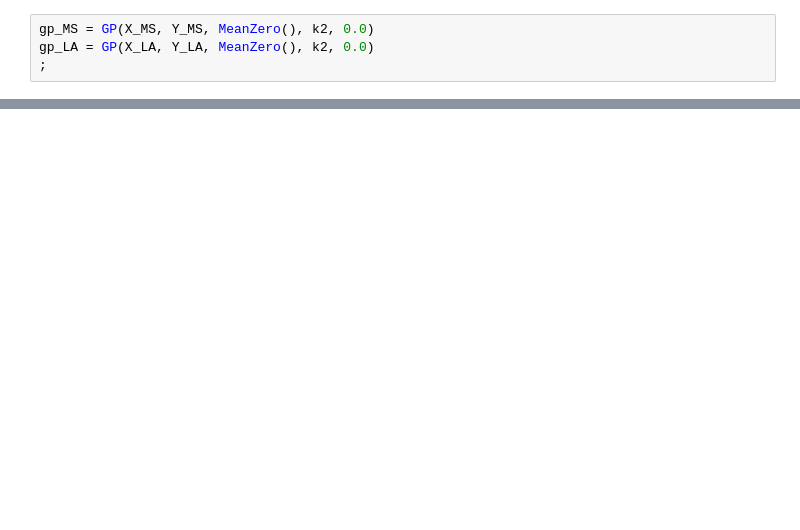
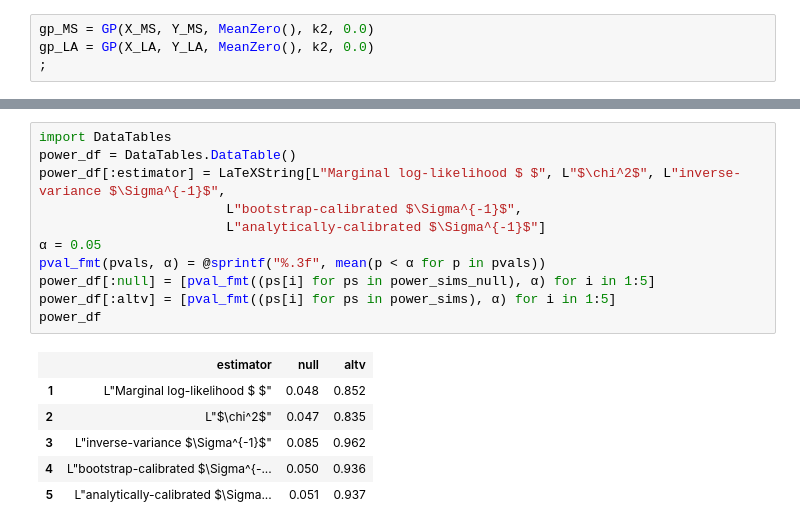
Before and after one commit to gwb/rdd-coverage, a Jupyter notebook: Maxime/notebooks/Mississippi_sharp_null_sims.ipynb, the cells around one changed output, grey strips where cells are left out. Drawn from its saved outputs; the diff is of its cells as text; blank space fills up the shorter version.

```diff
--- a/Maxime/notebooks/Mississippi_sharp_null_sims.ipynb
+++ b/Maxime/notebooks/Mississippi_sharp_null_sims.ipynb
@@ -238,0 +318,18 @@ plt.savefig("figures/power_HT.pdf")
+# %%
+import DataTables
+power_df = DataTables.DataTable()
+power_df[:estimator] = LaTeXString[L"Marginal log-likelihood $ $", L"$\chi^2$", L"inverse-variance $\Sigma^{-1}$",
+                        L"bootstrap-calibrated $\Sigma^{-1}$",
+                        L"analytically-calibrated $\Sigma^{-1}$"]
+α = 0.05
+pval_fmt(pvals, α) = @sprintf("%.3f", mean(p < α for p in pvals))
+power_df[:null] = [pval_fmt((ps[i] for ps in power_sims_null), α) for i in 1:5]
+power_df[:altv] = [pval_fmt((ps[i] for ps in power_sims), α) for i in 1:5]
+power_df
+# %% [output]
+|  | estimator | null | altv |
+| 1 | L"Marginal log-likelihood $ $" | 0.048 | 0.852 |
+| 2 | L"$\chi^2$" | 0.047 | 0.835 |
+| 3 | L"inverse-variance $\Sigma^{-1}$" | 0.085 | 0.962 |
+| 4 | L"bootstrap-calibrated $\Sigma^{-... | 0.050 | 0.936 |
+| 5 | L"analytically-calibrated $\Sigma... | 0.051 | 0.937 |
```
Also changed, not shown: parts of 22 cells of this notebook, 8 other files.
